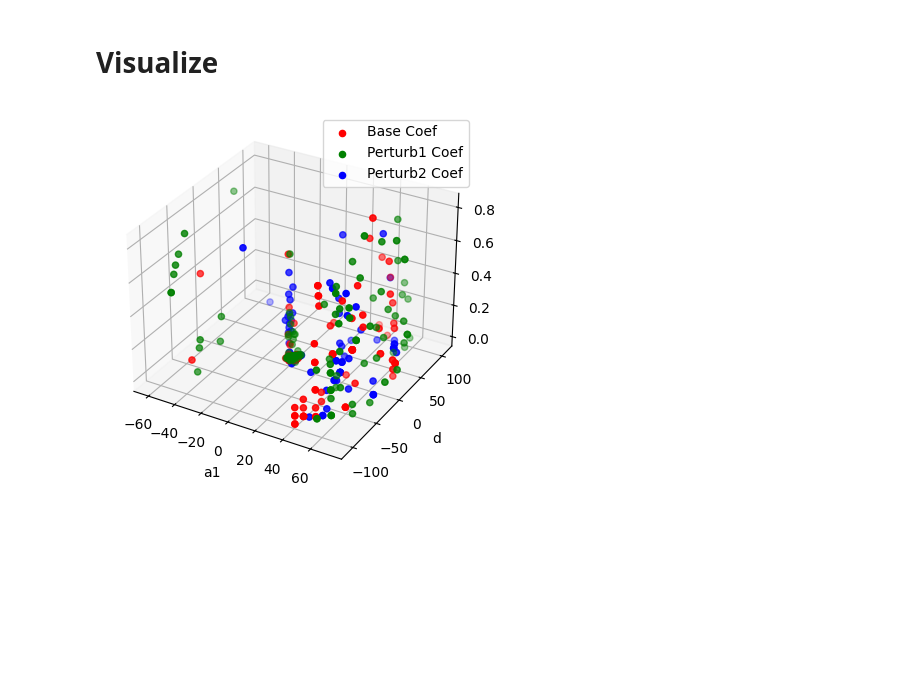
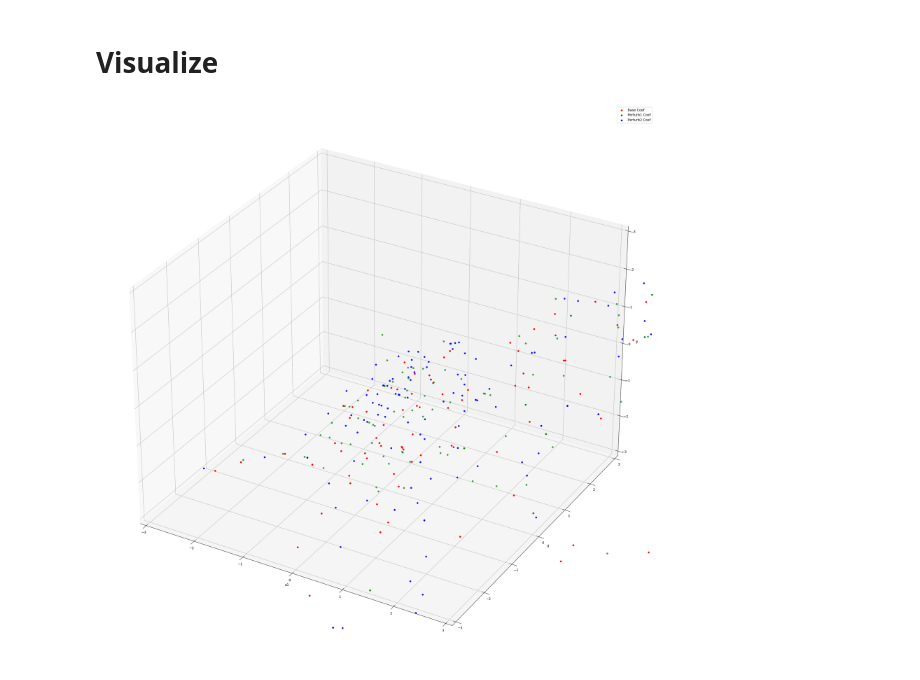
Before and after one commit to ronanhansel/reeval, a Jupyter notebook: clean_visual_coef.ipynb, the cells around one changed output. Cells and saved outputs as stored; diff of their text form; code cells hidden in the pictures; blank space fills up the shorter version.

Commit message:
visual

```diff
--- a/clean_visual_coef.ipynb
+++ b/clean_visual_coef.ipynb
@@ -24,23 +24,27 @@ for perturb in perturb_list:
 # %%
 import pandas as pd
 import matplotlib.pyplot as plt
 
-base_coef = pd.read_csv('model_coef/base_coef_clean.csv', usecols=[0, 1, 2])
+base_coef = pd.read_csv('model_coef/base_value_clean.csv', usecols=[0, 1, 2])
 perturb1_coef = pd.read_csv('model_coef/perturb1_coef_clean.csv', usecols=[0, 1, 2])
 perturb2_coef = pd.read_csv('model_coef/perturb2_coef_clean.csv', usecols=[0, 1, 2])
 
-fig = plt.figure()
+fig = plt.figure(figsize=(30, 30))
 ax = fig.add_subplot(111, projection='3d')
 
-ax.scatter(base_coef.iloc[:, 0], base_coef.iloc[:, 1], base_coef.iloc[:, 2], c='r', label='Base Coef')
+ax.scatter(base_value.iloc[:, 0], base_value.iloc[:, 1], base_value.iloc[:, 2], c='r', label='Base Coef')
 ax.scatter(perturb1_coef.iloc[:, 0], perturb1_coef.iloc[:, 1], perturb1_coef.iloc[:, 2], c='g', label='Perturb1 Coef')
 ax.scatter(perturb2_coef.iloc[:, 0], perturb2_coef.iloc[:, 1], perturb2_coef.iloc[:, 2], c='b', label='Perturb2 Coef')
 
 ax.set_xlabel('a1')
 ax.set_ylabel('d')
 ax.set_zlabel('g')
+
+ax.set_xlim(-3, 3)
+ax.set_ylim(-3, 3)
+ax.set_zlim(-3, 3)
+
 ax.legend()
-
 plt.show()
 # %% [output]
-[figure, old version]
+[figure, new version]
```
Also changed, not shown: parts of 1 cell of this notebook.
